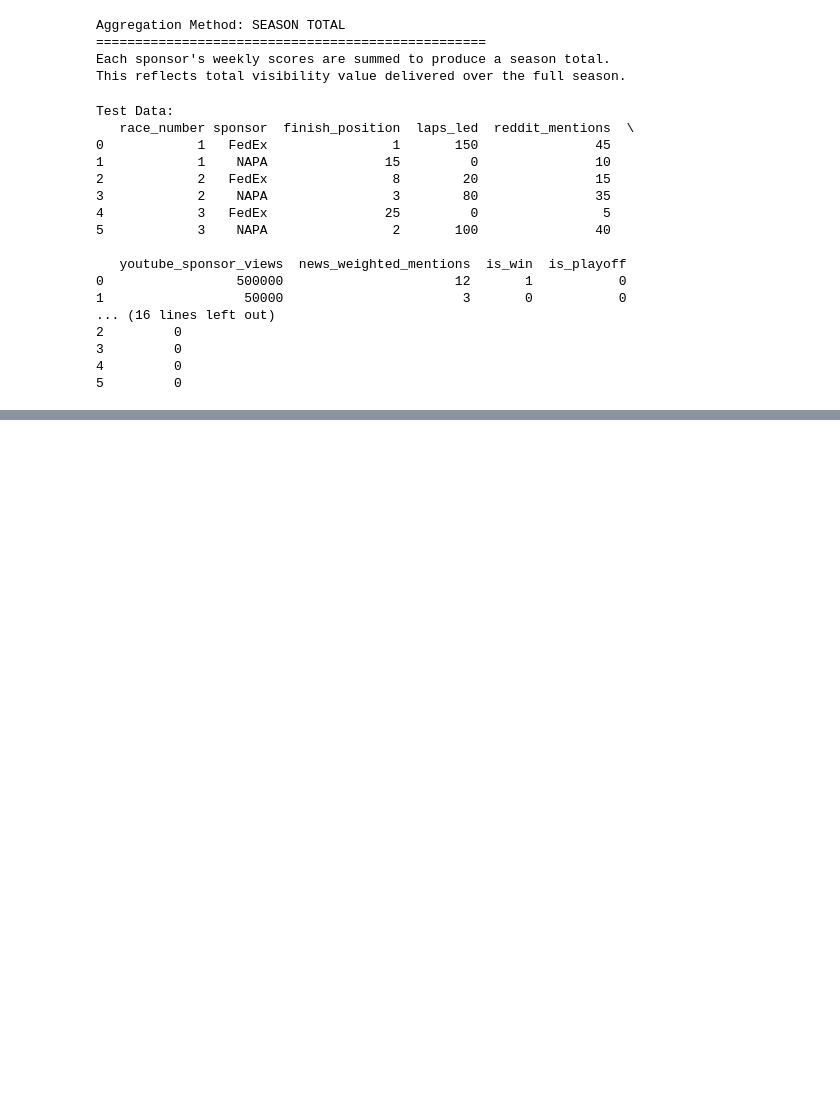
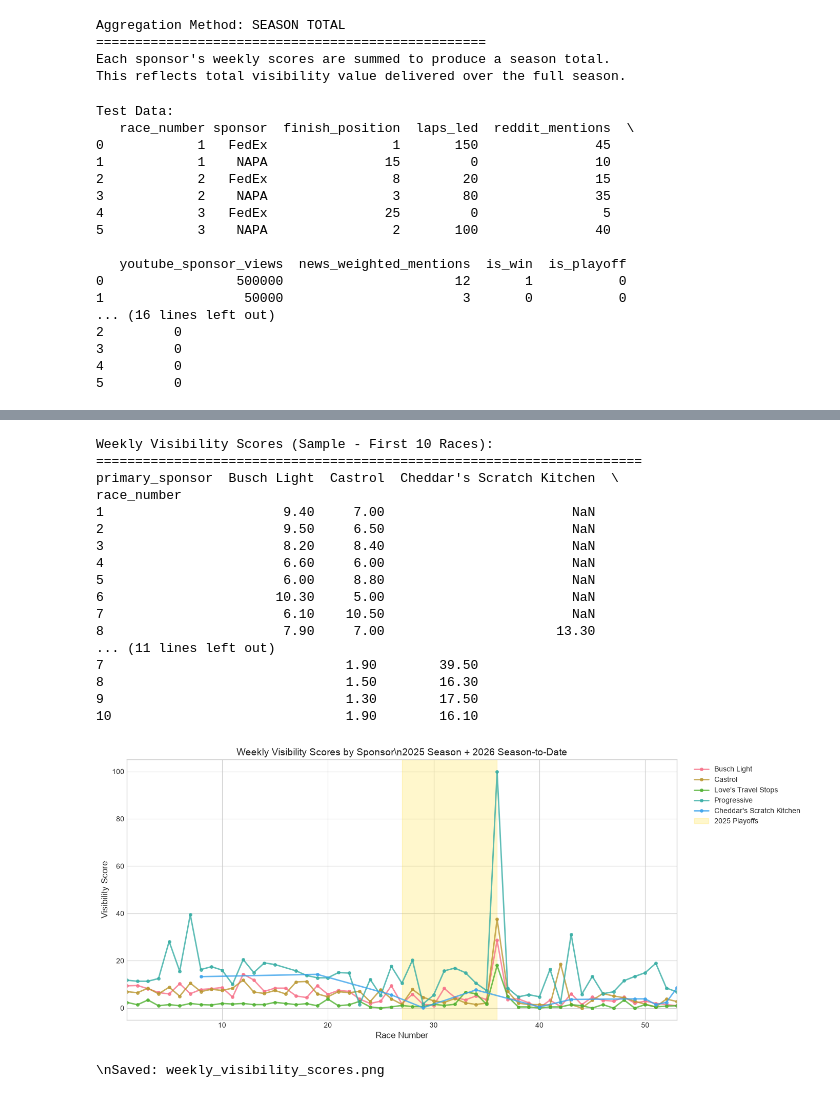
Before and after one commit to lloyd-todaro/NASCAR-Externship, a Jupyter notebook: code/ROI_Estimation.ipynb, the cells around one changed output, grey strips where cells are left out. Cells and saved outputs as stored; diff of their text form; code cells hidden in the pictures; blank space fills up the shorter version.

Commit message:
Finished Data Analysis

```diff
--- a/code/ROI_Estimation.ipynb
+++ b/code/ROI_Estimation.ipynb
@@ -631,0 +911,68 @@ print(f"\\nScoring dataset ready: {len(scoring_df)} rows")
+# %%
+# Weekly scores are already calculated - create summary view
+weekly_summary = scored_valid.pivot_table(
+    values='ROI_Visibility_Score',
+    index='race_number',
+    columns='primary_sponsor',
+    aggfunc='first'
+)
+
+print("Weekly Visibility Scores (Sample - First 10 Races):")
+print("="*70)
+print(weekly_summary.head(10).round(1))
+
+# Visualize weekly scores
+fig, ax = plt.subplots(figsize=(14, 6))
+
+for sponsor in scored_valid['primary_sponsor'].unique():
+    sponsor_data = scored_valid[scored_valid['primary_sponsor'] == sponsor].sort_values('race_number')
+    ax.plot(
+        sponsor_data['race_number'],
+        sponsor_data['ROI_Visibility_Score'],
+        marker='o',
+        markersize=4,
+        linewidth=2,
+        alpha=0.8,
+        label=sponsor
+    )
+
+# race_number runs continuously across seasons (1-36 = 2025, 37+ = 2026), so
+# the 2025 playoffs land at race_number 27-36. The 2026 playoff window
+# (race_number 63-72, per data_visualization.ipynb) hasn't happened yet in
+# this data — it currently stops at 53 — so only the 2025 span is shaded.
+ax.axvspan(27, 36, alpha=0.2, color='gold', label='2025 Playoffs')
+
+ax.set_xlabel('Race Number', fontsize=12)
+ax.set_ylabel('Visibility Score', fontsize=12)
+ax.set_title('Weekly Visibility Scores by Sponsor\\n2025 Season + 2026 Season-to-Date', fontsize=14)
+ax.legend(loc='upper left', bbox_to_anchor=(1.02, 1))
+
+# Cover every tracked race, not just the 2025 season - the dataset runs
+# through race_number 53 (2025's 36 races plus 2026 so far).
+ax.set_xlim(scored_valid['race_number'].min(), scored_valid['race_number'].max())
+
+plt.tight_layout()
+plt.savefig('data/plots/weekly_visibility_scores.png', dpi=150, bbox_inches='tight')
+plt.show()
+
+print("\\nSaved: weekly_visibility_scores.png")
+# %% [output]
+Weekly Visibility Scores (Sample - First 10 Races):
+======================================================================
+primary_sponsor  Busch Light  Castrol  Cheddar's Scratch Kitchen  \
+race_number
+1                       9.40     7.00                        NaN
+2                       9.50     6.50                        NaN
+3                       8.20     8.40                        NaN
+4                       6.60     6.00                        NaN
+5                       6.00     8.80                        NaN
+6                      10.30     5.00                        NaN
+7                       6.10    10.50                        NaN
+8                       7.90     7.00                      13.30
+... (11 lines left out)
+7                               1.90        39.50
+8                               1.50        16.30
+9                               1.30        17.50
+10                              1.90        16.10
+[figure, added]
+\nSaved: weekly_visibility_scores.png
```
Also changed, not shown: parts of 19 cells of this notebook, 9 other files.
